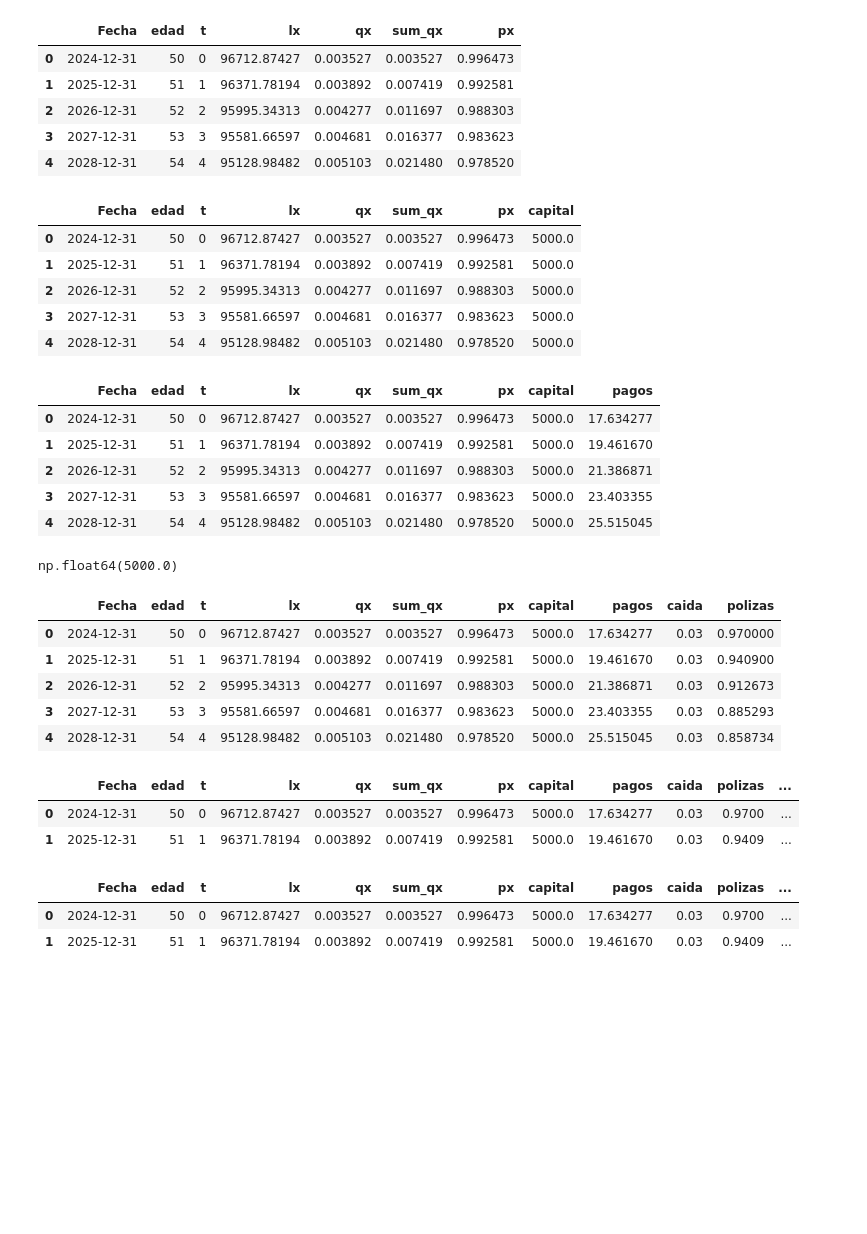
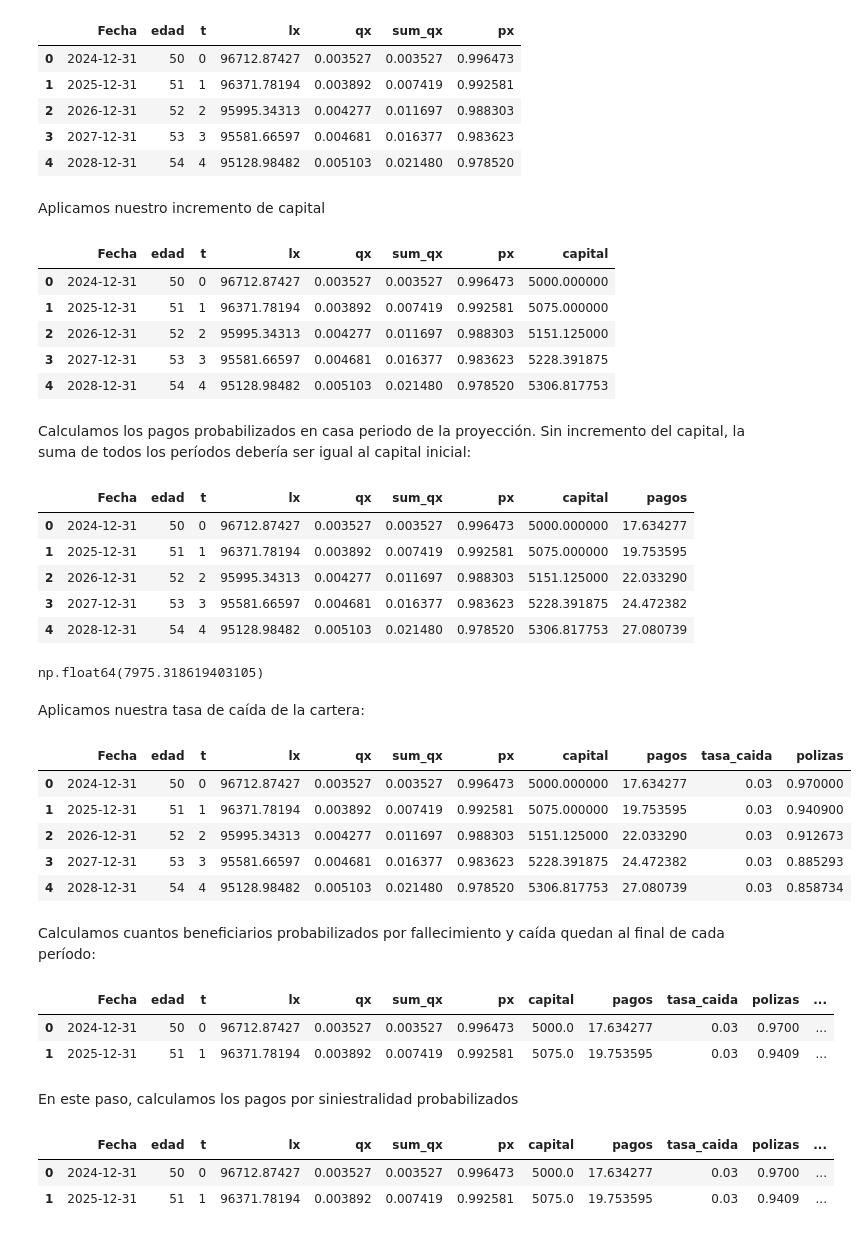
Before and after one commit to franciscogarate/cdiae, a Jupyter notebook: notebooks/13_Mejor_Estimacion_Decesos.ipynb, the cells around one changed output. Drawn from its saved outputs; the diff is of its cells as text; code cells hidden in the pictures; blank space fills up the shorter version.

```diff
--- a/notebooks/13_Mejor_Estimacion_Decesos.ipynb
+++ b/notebooks/13_Mejor_Estimacion_Decesos.ipynb
@@ -15,4 +18,8 @@ from cdiae import lx, clr
 # %%
 lx = lx.PASEM2020_Decesos_M_2orden.values.copy() # Tabla PASEM2020 Decesos 2orden Hombres
+edad = 50                                        # Edad en t=0
 w = len(lx)                                      # Fin de tabla
-edad = 50                                        # Edad en t=0
+capital = 5000.                                  # Capital inicial
+tasa_incr_capital = 0.015                        # Incremento del capital
+tasa_caida = 0.03                                # Caida de cartera
+tasa_gastos = 0.05                               # Gastos por poliza sobre el capital
@@ -52,58 +52,68 @@ df.head()
 | 2 | 2026-12-31 | 52 | 2 | 95995.34313 | 0.004277 | 0.011697 | 0.988303 |
 | 3 | 2027-12-31 | 53 | 3 | 95581.66597 | 0.004681 | 0.016377 | 0.983623 |
 | 4 | 2028-12-31 | 54 | 4 | 95128.98482 | 0.005103 | 0.021480 | 0.978520 |
+# %% [markdown]
+Aplicamos nuestro incremento de capital
 # %%
 def incr_capital(capital, t):
-  return capital * (1 + 0.015) ** t
+  return capital * (1 + tasa_incr_capital) ** t
 
-df['capital'] = incr_capital(5000, df.t)
+df['capital'] = incr_capital(capital, df.t)
 df.head()
 # %% [output]
 |  | Fecha | edad | t | lx | qx | sum_qx | px | capital |
-| 0 | 2024-12-31 | 50 | 0 | 96712.87427 | 0.003527 | 0.003527 | 0.996473 | 5000.0 |
-| 1 | 2025-12-31 | 51 | 1 | 96371.78194 | 0.003892 | 0.007419 | 0.992581 | 5000.0 |
-| 2 | 2026-12-31 | 52 | 2 | 95995.34313 | 0.004277 | 0.011697 | 0.988303 | 5000.0 |
-| 3 | 2027-12-31 | 53 | 3 | 95581.66597 | 0.004681 | 0.016377 | 0.983623 | 5000.0 |
-| 4 | 2028-12-31 | 54 | 4 | 95128.98482 | 0.005103 | 0.021480 | 0.978520 | 5000.0 |
+| 0 | 2024-12-31 | 50 | 0 | 96712.87427 | 0.003527 | 0.003527 | 0.996473 | 5000.000000 |
+| 1 | 2025-12-31 | 51 | 1 | 96371.78194 | 0.003892 | 0.007419 | 0.992581 | 5075.000000 |
+| 2 | 2026-12-31 | 52 | 2 | 95995.34313 | 0.004277 | 0.011697 | 0.988303 | 5151.125000 |
+| 3 | 2027-12-31 | 53 | 3 | 95581.66597 | 0.004681 | 0.016377 | 0.983623 | 5228.391875 |
+| 4 | 2028-12-31 | 54 | 4 | 95128.98482 | 0.005103 | 0.021480 | 0.978520 | 5306.817753 |
+# %% [markdown]
+Calculamos los pagos probabilizados en casa periodo de la proyección. Sin incremento del capital, la suma de todos los períodos debería ser igual al capital inicial:
 # %%
 df['pagos'] = df['capital'] * df['qx']
 df.head()
 # %% [output]
 |  | Fecha | edad | t | lx | qx | sum_qx | px | capital | pagos |
-| 0 | 2024-12-31 | 50 | 0 | 96712.87427 | 0.003527 | 0.003527 | 0.996473 | 5000.0 | 17.634277 |
-| 1 | 2025-12-31 | 51 | 1 | 96371.78194 | 0.003892 | 0.007419 | 0.992581 | 5000.0 | 19.461670 |
-| 2 | 2026-12-31 | 52 | 2 | 95995.34313 | 0.004277 | 0.011697 | 0.988303 | 5000.0 | 21.386871 |
-| 3 | 2027-12-31 | 53 | 3 | 95581.66597 | 0.004681 | 0.016377 | 0.983623 | 5000.0 | 23.403355 |
-| 4 | 2028-12-31 | 54 | 4 | 95128.98482 | 0.005103 | 0.021480 | 0.978520 | 5000.0 | 25.515045 |
+| 0 | 2024-12-31 | 50 | 0 | 96712.87427 | 0.003527 | 0.003527 | 0.996473 | 5000.000000 | 17.634277 |
+| 1 | 2025-12-31 | 51 | 1 | 96371.78194 | 0.003892 | 0.007419 | 0.992581 | 5075.000000 | 19.753595 |
+| 2 | 2026-12-31 | 52 | 2 | 95995.34313 | 0.004277 | 0.011697 | 0.988303 | 5151.125000 | 22.033290 |
+| 3 | 2027-12-31 | 53 | 3 | 95581.66597 | 0.004681 | 0.016377 | 0.983623 | 5228.391875 | 24.472382 |
+| 4 | 2028-12-31 | 54 | 4 | 95128.98482 | 0.005103 | 0.021480 | 0.978520 | 5306.817753 | 27.080739 |
 # %%
 df.pagos.sum()
 # %% [output]
-np.float64(5000.0)
+np.float64(7975.318619403105)
+# %% [markdown]
+Aplicamos nuestra tasa de caída de la cartera:
 # %%
-df['caida'] = 0.03
-df['polizas'] = (1 - df['caida']).cumprod()
+df['tasa_caida'] = tasa_caida
+df['polizas'] = (1 - df['tasa_caida']).cumprod()
 df.head()
 # %% [output]
-|  | Fecha | edad | t | lx | qx | sum_qx | px | capital | pagos | caida | polizas |
-| 0 | 2024-12-31 | 50 | 0 | 96712.87427 | 0.003527 | 0.003527 | 0.996473 | 5000.0 | 17.634277 | 0.03 | 0.970000 |
-| 1 | 2025-12-31 | 51 | 1 | 96371.78194 | 0.003892 | 0.007419 | 0.992581 | 5000.0 | 19.461670 | 0.03 | 0.940900 |
-| 2 | 2026-12-31 | 52 | 2 | 95995.34313 | 0.004277 | 0.011697 | 0.988303 | 5000.0 | 21.386871 | 0.03 | 0.912673 |
-| 3 | 2027-12-31 | 53 | 3 | 95581.66597 | 0.004681 | 0.016377 | 0.983623 | 5000.0 | 23.403355 | 0.03 | 0.885293 |
-| 4 | 2028-12-31 | 54 | 4 | 95128.98482 | 0.005103 | 0.021480 | 0.978520 | 5000.0 | 25.515045 | 0.03 | 0.858734 |
+|  | Fecha | edad | t | lx | qx | sum_qx | px | capital | pagos | tasa_caida | polizas |
+| 0 | 2024-12-31 | 50 | 0 | 96712.87427 | 0.003527 | 0.003527 | 0.996473 | 5000.000000 | 17.634277 | 0.03 | 0.970000 |
+| 1 | 2025-12-31 | 51 | 1 | 96371.78194 | 0.003892 | 0.007419 | 0.992581 | 5075.000000 | 19.753595 | 0.03 | 0.940900 |
+| 2 | 2026-12-31 | 52 | 2 | 95995.34313 | 0.004277 | 0.011697 | 0.988303 | 5151.125000 | 22.033290 | 0.03 | 0.912673 |
+| 3 | 2027-12-31 | 53 | 3 | 95581.66597 | 0.004681 | 0.016377 | 0.983623 | 5228.391875 | 24.472382 | 0.03 | 0.885293 |
+| 4 | 2028-12-31 | 54 | 4 | 95128.98482 | 0.005103 | 0.021480 | 0.978520 | 5306.817753 | 27.080739 | 0.03 | 0.858734 |
+# %% [markdown]
+Calculamos cuantos beneficiarios probabilizados por fallecimiento y caída quedan al final de cada período:
 # %%
 df['polizas_benef'] =  df['px'] * df['polizas']
 df.head(2)
 # %% [output]
-|  | Fecha | edad | t | lx | qx | sum_qx | px | capital | pagos | caida | polizas | ... |
+|  | Fecha | edad | t | lx | qx | sum_qx | px | capital | pagos | tasa_caida | polizas | ... |
 | 0 | 2024-12-31 | 50 | 0 | 96712.87427 | 0.003527 | 0.003527 | 0.996473 | 5000.0 | 17.634277 | 0.03 | 0.9700 | ... |
-| 1 | 2025-12-31 | 51 | 1 | 96371.78194 | 0.003892 | 0.007419 | 0.992581 | 5000.0 | 19.461670 | 0.03 | 0.9409 | ... |
+| 1 | 2025-12-31 | 51 | 1 | 96371.78194 | 0.003892 | 0.007419 | 0.992581 | 5075.0 | 19.753595 | 0.03 | 0.9409 | ... |
+# %% [markdown]
+En este paso, calculamos los pagos por siniestralidad probabilizados
 # %%
 df['pagos_prob'] = df['pagos'] * df['polizas_benef']
 df.head(2)
 # %% [output]
-|  | Fecha | edad | t | lx | qx | sum_qx | px | capital | pagos | caida | polizas | ... |
+|  | Fecha | edad | t | lx | qx | sum_qx | px | capital | pagos | tasa_caida | polizas | ... |
 | 0 | 2024-12-31 | 50 | 0 | 96712.87427 | 0.003527 | 0.003527 | 0.996473 | 5000.0 | 17.634277 | 0.03 | 0.9700 | ... |
-| 1 | 2025-12-31 | 51 | 1 | 96371.78194 | 0.003892 | 0.007419 | 0.992581 | 5000.0 | 19.461670 | 0.03 | 0.9409 | ... |
+| 1 | 2025-12-31 | 51 | 1 | 96371.78194 | 0.003892 | 0.007419 | 0.992581 | 5075.0 | 19.753595 | 0.03 | 0.9409 | ... |
 # %%
 df['clr'] = df['t'].apply(lambda t: clr[t])
 df['factor_desc'] = df.apply(lambda x: 1 / (1 + x.clr) ** (x.t), axis=1)
```
Also changed, not shown: parts of 14 cells of this notebook.
